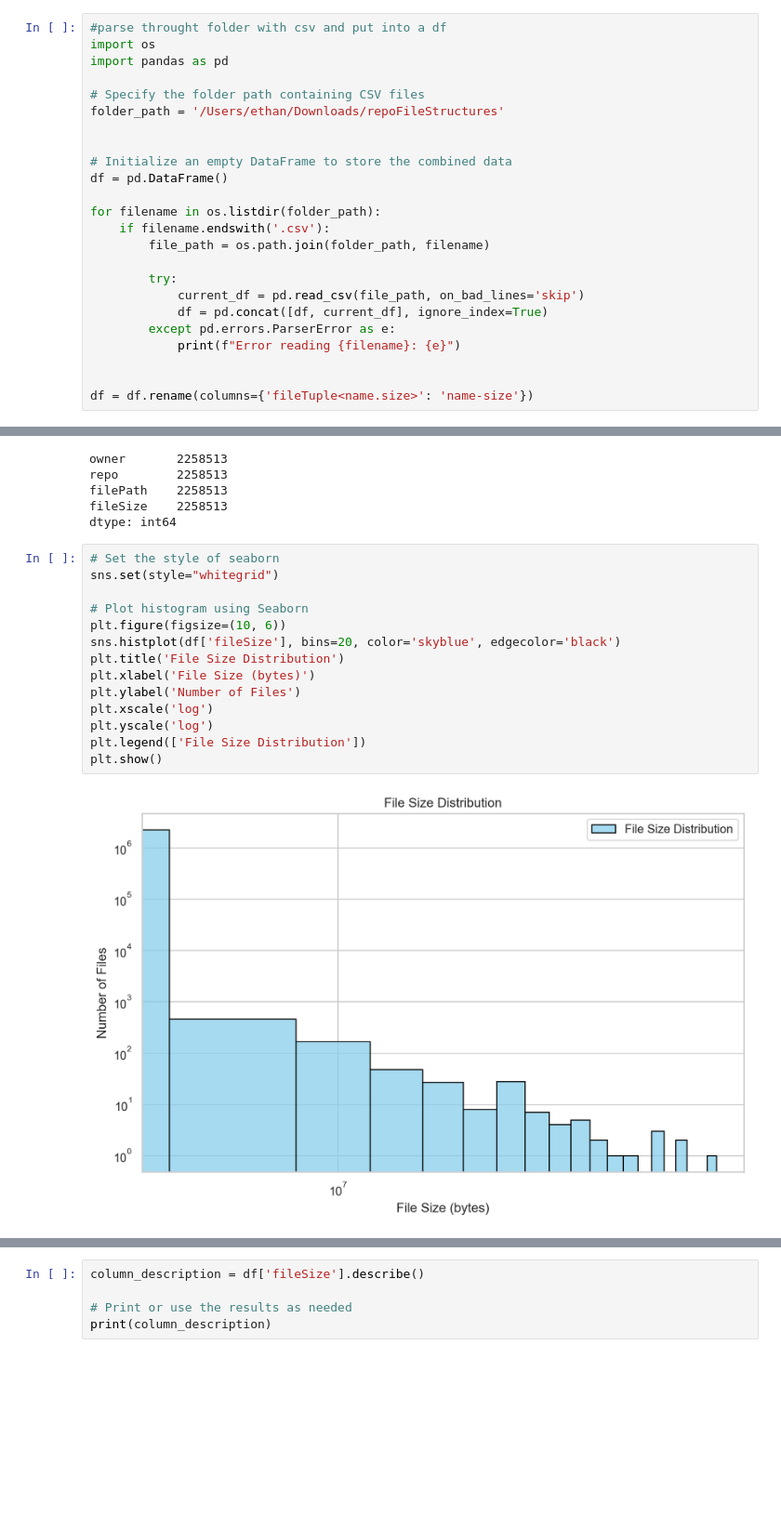
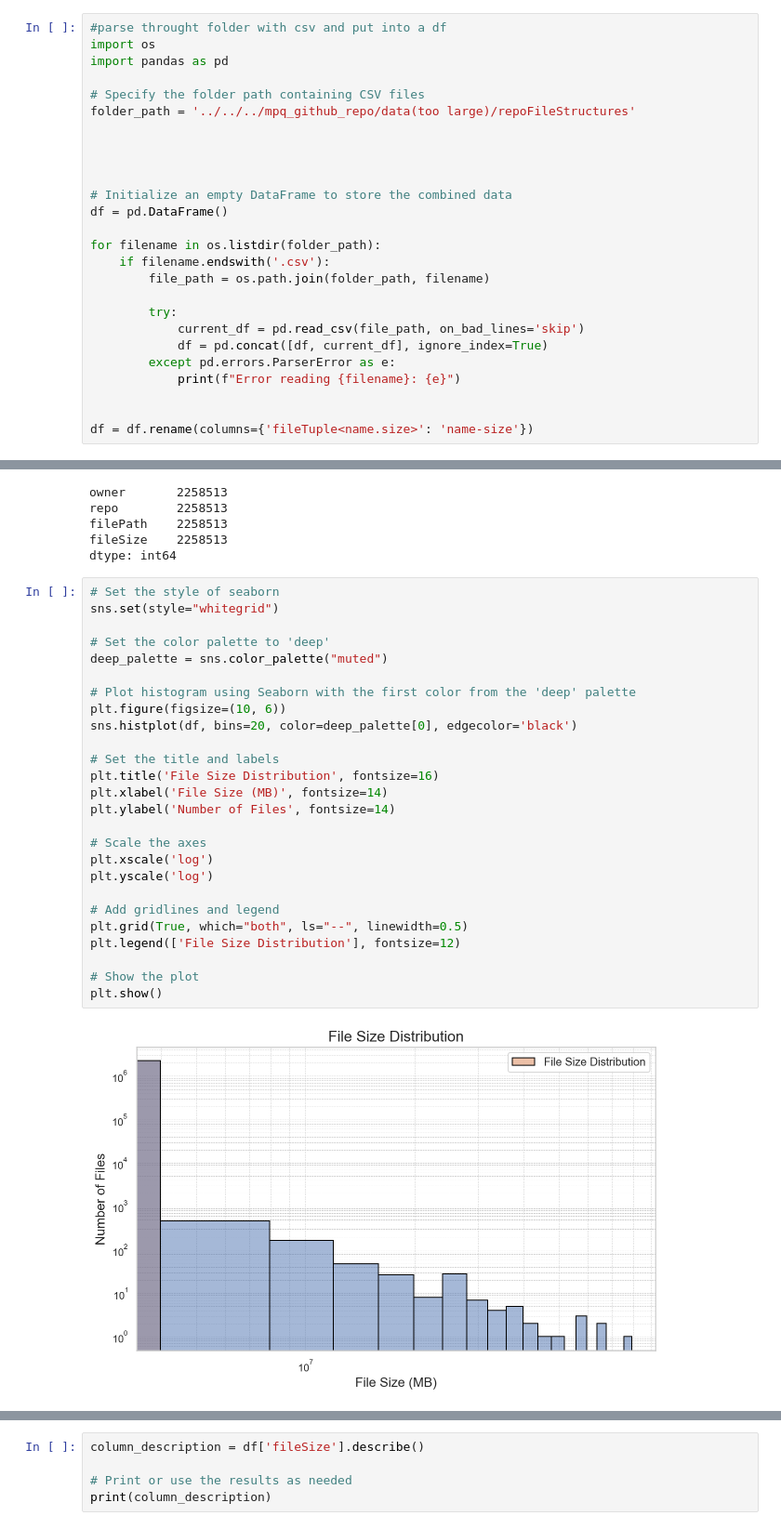
Before and after one commit to EthanFalcao/Github_Repo_EDA, a Jupyter notebook: file_structure/FileStruct_eda (1).ipynb, the cells around one changed output, grey strips where cells are left out. Shown at 93% size. Drawn from its saved outputs; the diff is of its cells as text; blank space fills up the shorter version.

Commit message:
structure

```diff
--- a/file_structure/FileStruct_eda.ipynb
+++ b/file_structure/FileStruct_eda (1).ipynb
@@ -21,7 +21,9 @@ import os
 import pandas as pd
 
 # Specify the folder path containing CSV files
-folder_path = '/Users/ethan/Downloads/repoFileStructures'
+folder_path = '../../../mpq_github_repo/data(too large)/repoFileStructures'
+
+
 
 
 # Initialize an empty DataFrame to store the combined data
@@ -207,16 +201,28 @@ dtype: int64
 # %%
 # Set the style of seaborn
 sns.set(style="whitegrid")
 
-# Plot histogram using Seaborn
+# Set the color palette to 'deep'
+deep_palette = sns.color_palette("muted")
+
+# Plot histogram using Seaborn with the first color from the 'deep' palette
 plt.figure(figsize=(10, 6))
-sns.histplot(df['fileSize'], bins=20, color='skyblue', edgecolor='black')
-plt.title('File Size Distribution')
-plt.xlabel('File Size (bytes)')
-plt.ylabel('Number of Files')
+sns.histplot(df, bins=20, color=deep_palette[0], edgecolor='black')
+
+# Set the title and labels
+plt.title('File Size Distribution', fontsize=16)
+plt.xlabel('File Size (MB)', fontsize=14)
+plt.ylabel('Number of Files', fontsize=14)
+
+# Scale the axes
 plt.xscale('log')
 plt.yscale('log')
-plt.legend(['File Size Distribution'])
+
+# Add gridlines and legend
+plt.grid(True, which="both", ls="--", linewidth=0.5)
+plt.legend(['File Size Distribution'], fontsize=12)
+
+# Show the plot
 plt.show()
 # %% [output]
-[figure, old version]
+[figure, new version]
```
Also changed, not shown: parts of 17 cells of this notebook.
